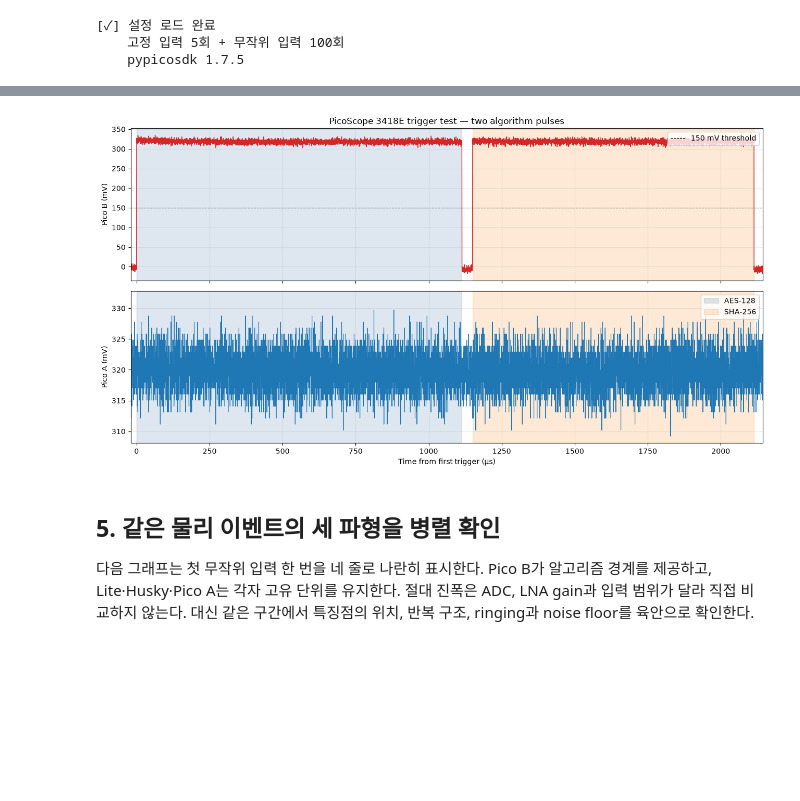
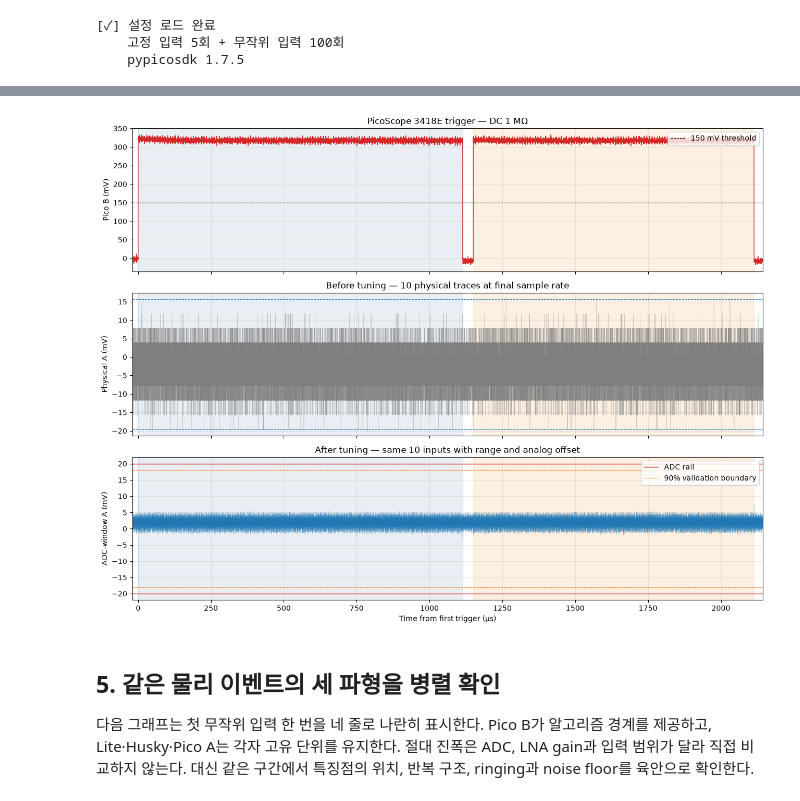
Before and after one commit to chipwhisperer-kor/chipwhisperer-kor, a Jupyter notebook: workspace/[extra] PicoScope/1.0.Wiretapping4SCA-PicoScope.ipynb, the cells around one changed output, grey strips where cells are left out. Drawn from its saved outputs; the diff is of its cells as text; code cells hidden in the pictures; blank space fills up the shorter version.

Commit message:
Optimize PicoScope vertical acquisition settings

```diff
--- a/workspace/[extra] PicoScope/1.0.Wiretapping4SCA-PicoScope.ipynb
+++ b/workspace/[extra] PicoScope/1.0.Wiretapping4SCA-PicoScope.ipynb
@@ -171,11 +179,22 @@ PICO_TRIGGER_THRESHOLD_MV = 150
 PICO_AUTO_TRIGGER_US = 1_000_000
 PICO_LONG_RATE_SPS = 5_000_000
 PICO_LONG_SAMPLES = 100_000
+PICO_VERTICAL_PREFLIGHTS = 10
+# 사전 측정에 없던 입력 변화가 본 수집에서 나타날 수 있으므로 각 ADC rail의
+# 10%를 비워 둔다. 본 수집은 95%를 넘으면 설정 불일치로 즉시 중단한다.
+PICO_VERTICAL_RAIL_LIMIT = 0.90
+PICO_FORMAL_RAIL_LIMIT = 0.95
+PICO_A_COUPLING = psdk.COUPLING.DC_50OHM
+PICO_B_COUPLING = psdk.COUPLING.DC
+PICO_B_RANGE = psdk.RANGE.V1
+PICO_BANDWIDTH = psdk.BANDWIDTH_CH.BW_FULL
+PICO_PROBE_SCALE = 1.0
 PICO_A_RANGES = (
     (10, psdk.RANGE.mV10), (20, psdk.RANGE.mV20),
     (50, psdk.RANGE.mV50), (100, psdk.RANGE.mV100),
     (200, psdk.RANGE.mV200), (500, psdk.RANGE.mV500),
     (1_000, psdk.RANGE.V1), (2_000, psdk.RANGE.V2),
+    (5_000, psdk.RANGE.V5),
 )
 
 FIXED_KEY = bytes(range(AES_KEY_BYTES))
@@ -724,38 +991,82 @@ PicoScope의 USB·driver·두 입력·블록 캡처·트리거 경로가 모두
 # %%
 calibration = EXPERIMENT['calibration']
+vertical = EXPERIMENT['pico_vertical']
+preflight = EXPERIMENT['vertical_preflight']
+validation_summary = preflight['validation_summary']
 aes_cal, sha_cal = calibration['pulses_us']
 status_table = pd.DataFrame(
     [
         ('PicoScope model', EXPERIMENT['identity'].iloc[2]['장비'], 'PASS'),
         ('Pico resolution', PICO_RESOLUTION, 'PASS'),
+        ('Channel A coupling', 'DC 50 Ω', 'PASS'),
+        ('Channel B coupling', 'DC 1 MΩ', 'PASS'),
+        ('Channel A range', f"±{vertical['full_scale_mv']:g} mV", 'PASS'),
+        ('Channel A analog offset', f"{vertical['offset_v'] * 1e3:+.3f} mV", 'PASS'),
+        ('Channel A bandwidth', vertical['bandwidth'], 'PASS'),
+        ('10-trace physical min/max',
+         f"{validation_summary['global_min_mv']:.3f} / "
+         f"{validation_summary['global_max_mv']:.3f} mV", 'PASS'),
+        ('10-trace robust 0.1/99.9%',
+         f"{validation_summary['robust_min_mv']:.3f} / "
+         f"{validation_summary['robust_max_mv']:.3f} mV", 'PASS'),
+        ('Peak-to-peak range utilization',
+         f"{validation_summary['utilization']:.1%}", 'PASS'),
+        ('Minimum ADC rail headroom',
+         f"{validation_summary['headroom']:.1%}", 'PASS'),
+        ('Estimated effective ADC levels',
+         f"{validation_summary['effective_levels']:.1f}", 'PASS'),
+        ('Preflight over-range',
+         str(validation_summary['over_range_count']), 'PASS'),
+        ('Formal maximum rail occupancy',
+         f"{EXPERIMENT['formal_max_rail_fraction']:.1%}", 'PASS'),
         ('Channel B pulses', 'AES 1개 + SHA-256 1개', 'PASS'),
         ('Channel B min/max',
          f"{calibration['b_mv'].min():.1f} / {calibration['b_mv'].max():.1f} mV", 'PASS'),
-        ('Channel A range', f"±{EXPERIMENT['pico_full_scale_mv']:g} mV", 'PASS'),
-        ('Channel A occupancy', f"{EXPERIMENT['pico_occupancy']:.1%}", 'PASS'),
-        ('Pico over-range', str(calibration['over_range_mask']), 'PASS'),
         ('ADC geometry', f"{EXPERIMENT['adc_mul']}× / {EXPERIMENT['samples']:,} samples", 'PASS'),
     ],
     columns=['점검', '실측값', '상태'],
 )
 display(status_table)
+display(
+    validation_summary['per_trace'].style.format(
+        {
+            'min_mv': '{:.3f}', 'p0.1_mv': '{:.3f}',
+            'p99.9_mv': '{:.3f}', 'max_mv': '{:.3f}',
+            'peak_to_peak_mv': '{:.3f}', 'rail_fraction': '{:.1%}',
+        }
+    )
+)
 
-fig, axes = plt.subplots(2, 1, figsize=(13, 7), sharex=True)
+fig, axes = plt.subplots(3, 1, figsize=(13, 10), sharex=True)
 axes[0].plot(calibration['time_us'], calibration['b_mv'], color='#d62728', lw=1)
 axes[0].axhline(PICO_TRIGGER_THRESHOLD_MV, color='black', ls='--', lw=0.8,
                 label=f'{PICO_TRIGGER_THRESHOLD_MV:g} mV threshold')
 axes[0].set_ylabel('Pico B (mV)')
-axes[0].set_title('PicoScope 3418E trigger test — two algorithm pulses')
+axes[0].set_title('PicoScope 3418E trigger — DC 1 MΩ')
 axes[0].legend(loc='upper right')
-axes[1].plot(calibration['time_us'], calibration['a_mv'], color='#1f77b4', lw=0.8)
-axes[1].set_ylabel('Pico A (mV)')
-axes[1].set_xlabel('Time from first trigger (µs)')
+for record in preflight['discovery']:
+    axes[1].plot(record['time_us'], record['a_mv'], color='#7f7f7f', alpha=0.35, lw=0.5)
+axes[1].axhline(preflight['discovery_summary']['global_min_mv'], color='#1f77b4', ls='--', lw=0.8)
+axes[1].axhline(preflight['discovery_summary']['global_max_mv'], color='#1f77b4', ls='--', lw=0.8)
+axes[1].set_ylabel('Physical A (mV)')
+axes[1].set_title('Before tuning — 10 physical traces at final sample rate')
+for record in preflight['validation']:
+    axes[2].plot(record['time_us'], record['a_adc_window_mv'], color='#1f77b4', alpha=0.35, lw=0.5)
+for sign in (-1, 1):
+    axes[2].axhline(sign * vertical['full_scale_mv'], color='#d62728', lw=1,
+                    label='ADC rail' if sign > 0 else None)
+    axes[2].axhline(sign * vertical['full_scale_mv'] * PICO_VERTICAL_RAIL_LIMIT,
+                    color='#f58518', ls='--', lw=0.8,
+                    label='90% validation boundary' if sign > 0 else None)
+axes[2].set_ylabel('ADC-window A (mV)')
+axes[2].set_xlabel('Time from first trigger (µs)')
+axes[2].set_title('After tuning — same 10 inputs with range and analog offset')
+axes[2].legend(loc='upper right')
 for axis in axes:
-    axis.axvspan(*aes_cal, color='#4c78a8', alpha=0.18, label='AES-128')
-    axis.axvspan(*sha_cal, color='#f58518', alpha=0.18, label='SHA-256')
+    axis.axvspan(*aes_cal, color='#4c78a8', alpha=0.12)
+    axis.axvspan(*sha_cal, color='#f58518', alpha=0.12)
     axis.grid(alpha=0.25)
-axes[1].legend(loc='upper right')
-axes[1].set_xlim(aes_cal[0] - 20, sha_cal[1] + 30)
+    axis.set_xlim(aes_cal[0] - 20, sha_cal[1] + 30)
 plt.tight_layout()
 plt.show()
 # %% [output]
@@ -771,4 +1102,4 @@ plt.show()
-[figure, old version]
+[figure, new version]
 # %% [markdown]
 ## 5. 같은 물리 이벤트의 세 파형을 병렬 확인
 
```
Also changed, not shown: parts of 13 cells of this notebook, 1 other file.
